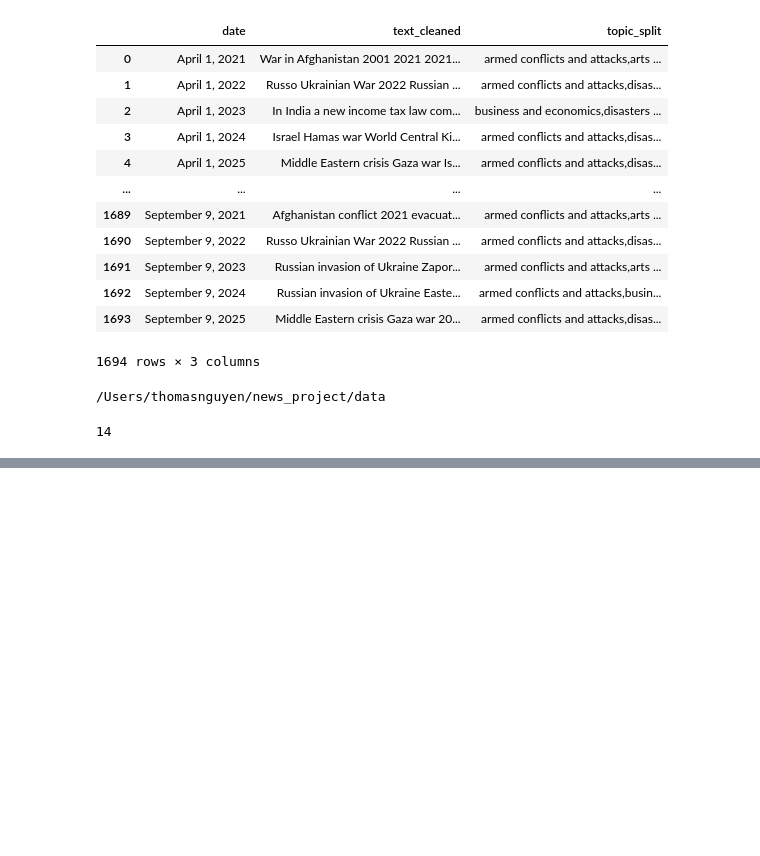
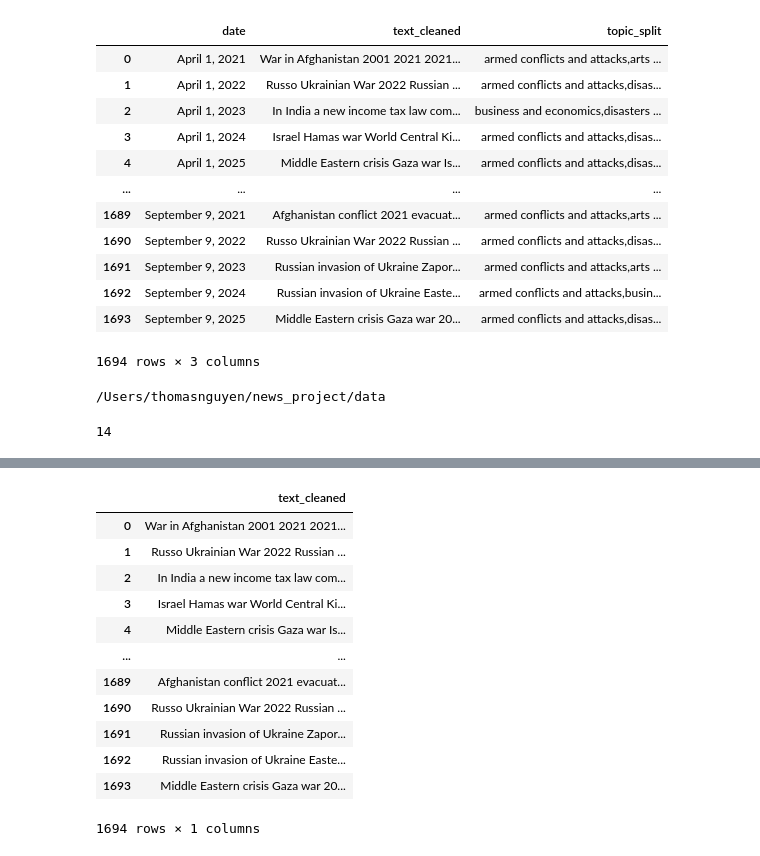
Before and after one commit to Thomas-Nguyen12/NewsApplication, a Jupyter notebook: data/analyse_clean_df.ipynb, the cells around one changed output, grey strips where cells are left out. Cells and saved outputs as stored; diff of their text form; code cells hidden in the pictures; blank space fills up the shorter version.

```diff
--- a/data/analyse_clean_df.ipynb
+++ b/data/analyse_clean_df.ipynb
@@ -117,0 +146,3 @@ len(b.topic_split.unique())
+# %%
+X = cleaned_df.drop(['Unnamed: 0', 'date', 'topic_split'],axis=1)
+y = cleaned_df.topic_split
@@ -117,0 +246,16 @@ len(b.topic_split.unique())
+# %%
+X
+# %% [output]
+|  | text_cleaned |
+| 0 | War in Afghanistan 2001 2021 2021... |
+| 1 | Russo Ukrainian War 2022 Russian ... |
+| 2 | In India a new income tax law com... |
+| 3 | Israel Hamas war World Central Ki... |
+| 4 | Middle Eastern crisis Gaza war Is... |
+| ... | ... |
+| 1689 | Afghanistan conflict 2021 evacuat... |
+| 1690 | Russo Ukrainian War 2022 Russian ... |
+| 1691 | Russian invasion of Ukraine Zapor... |
+| 1692 | Russian invasion of Ukraine Easte... |
+| 1693 | Middle Eastern crisis Gaza war 20... |
+1694 rows × 1 columns
```
Also changed, not shown: parts of 39 cells of this notebook, 3 other files.
